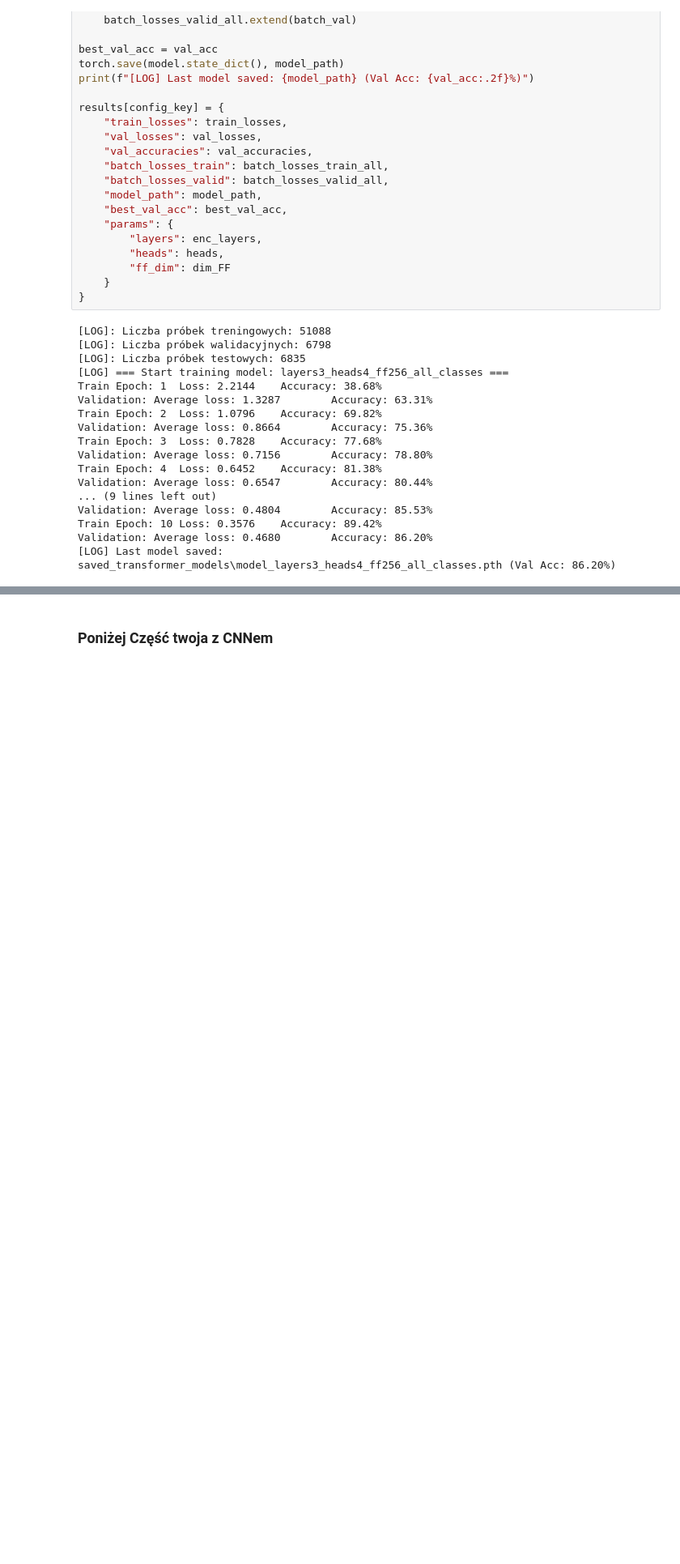
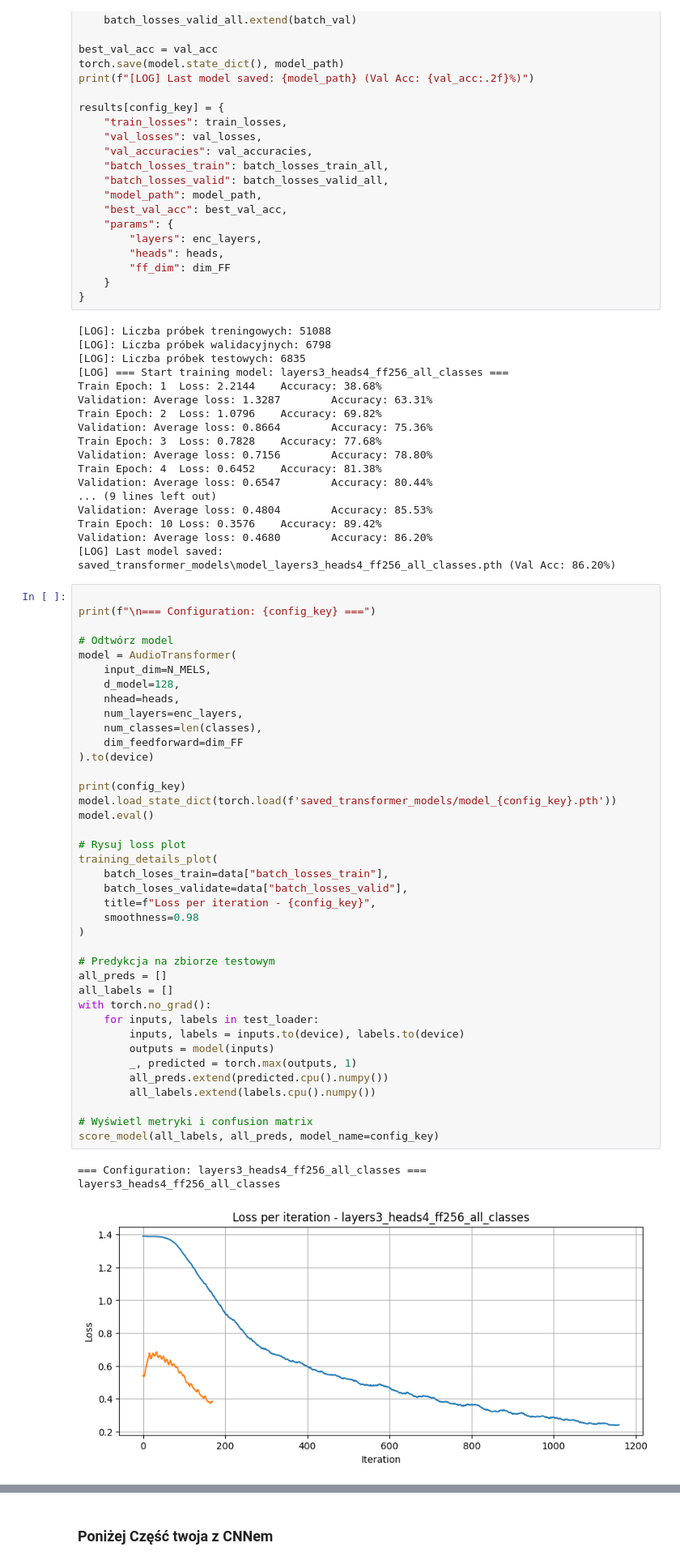
Before and after one commit to saju56/transformers, a Jupyter notebook: main.ipynb, the cells around one changed output, grey strips where cells are left out. Shown at 81% size. Saved outputs shown, nothing was run; the diff lists cells and outputs as text; blank space fills up the shorter version.

Commit message:
with best model plots

```diff
--- a/main.ipynb
+++ b/main.ipynb
@@ -804,3 +804,46 @@ Validation: Average loss: 0.4804        Accuracy: 85.53%
 Train Epoch: 10 Loss: 0.3576    Accuracy: 89.42%
 Validation: Average loss: 0.4680        Accuracy: 86.20%
 [LOG] Last model saved: saved_transformer_models\model_layers3_heads4_ff256_all_classes.pth (Val Acc: 86.20%)
+# %%
+
+print(f"\n=== Configuration: {config_key} ===")
+
+# Odtwórz model
+model = AudioTransformer(
+    input_dim=N_MELS,
+    d_model=128,
+    nhead=heads,
+    num_layers=enc_layers,
+    num_classes=len(classes),
+    dim_feedforward=dim_FF
+).to(device)
+
+print(config_key)
+model.load_state_dict(torch.load(f'saved_transformer_models/model_{config_key}.pth'))
+model.eval()
+
+# Rysuj loss plot
+training_details_plot(
+    batch_loses_train=data["batch_losses_train"],
+    batch_loses_validate=data["batch_losses_valid"],
+    title=f"Loss per iteration - {config_key}",
+    smoothness=0.98
+)
+
+# Predykcja na zbiorze testowym
+all_preds = []
+all_labels = []
+with torch.no_grad():
+    for inputs, labels in test_loader:
+        inputs, labels = inputs.to(device), labels.to(device)
+        outputs = model(inputs)
+        _, predicted = torch.max(outputs, 1)
+        all_preds.extend(predicted.cpu().numpy())
+        all_labels.extend(labels.cpu().numpy())
+
+# Wyświetl metryki i confusion matrix
+score_model(all_labels, all_preds, model_name=config_key)
+# %% [output]
+=== Configuration: layers3_heads4_ff256_all_classes ===
+layers3_heads4_ff256_all_classes
+[figure, added]
```
Also changed, not shown: parts of 1 cell of this notebook, 10 other files.
